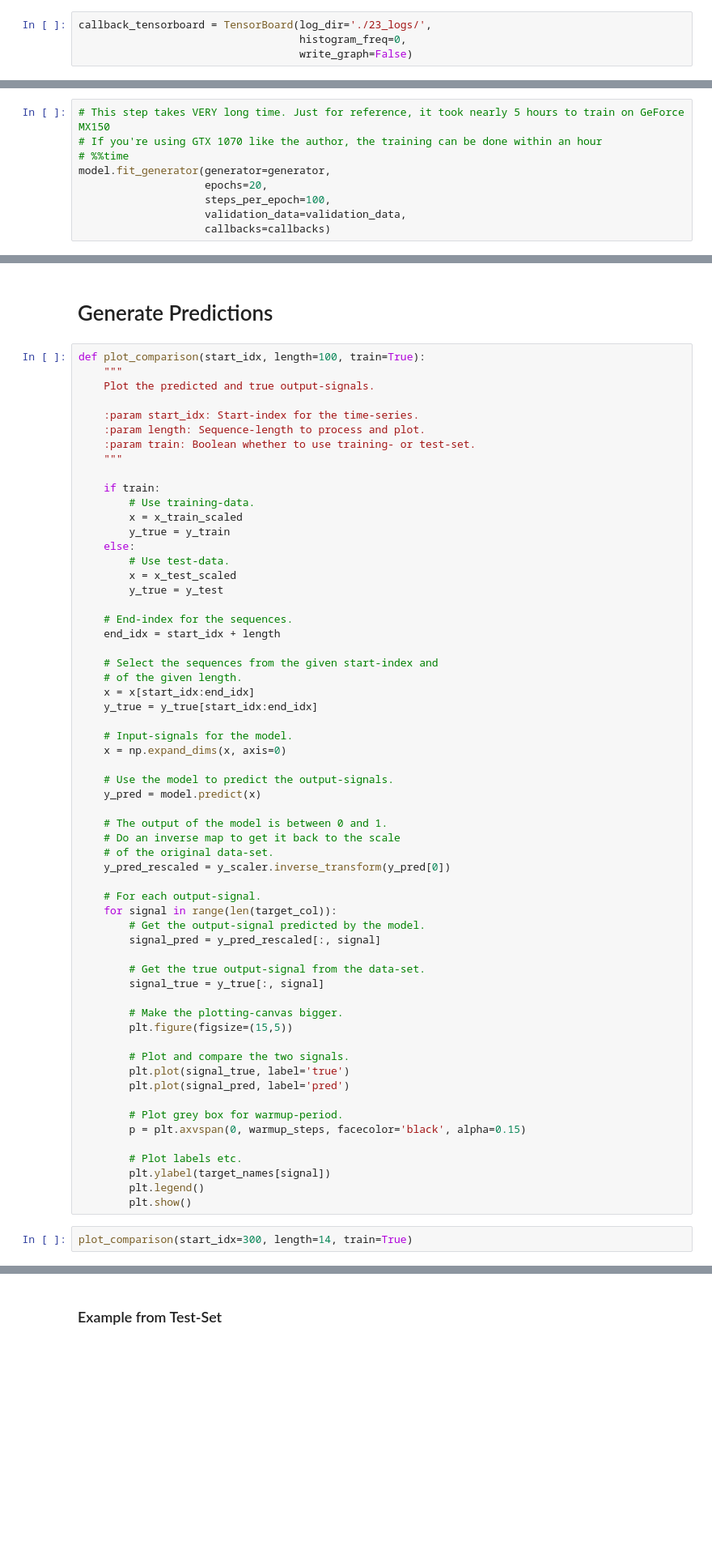
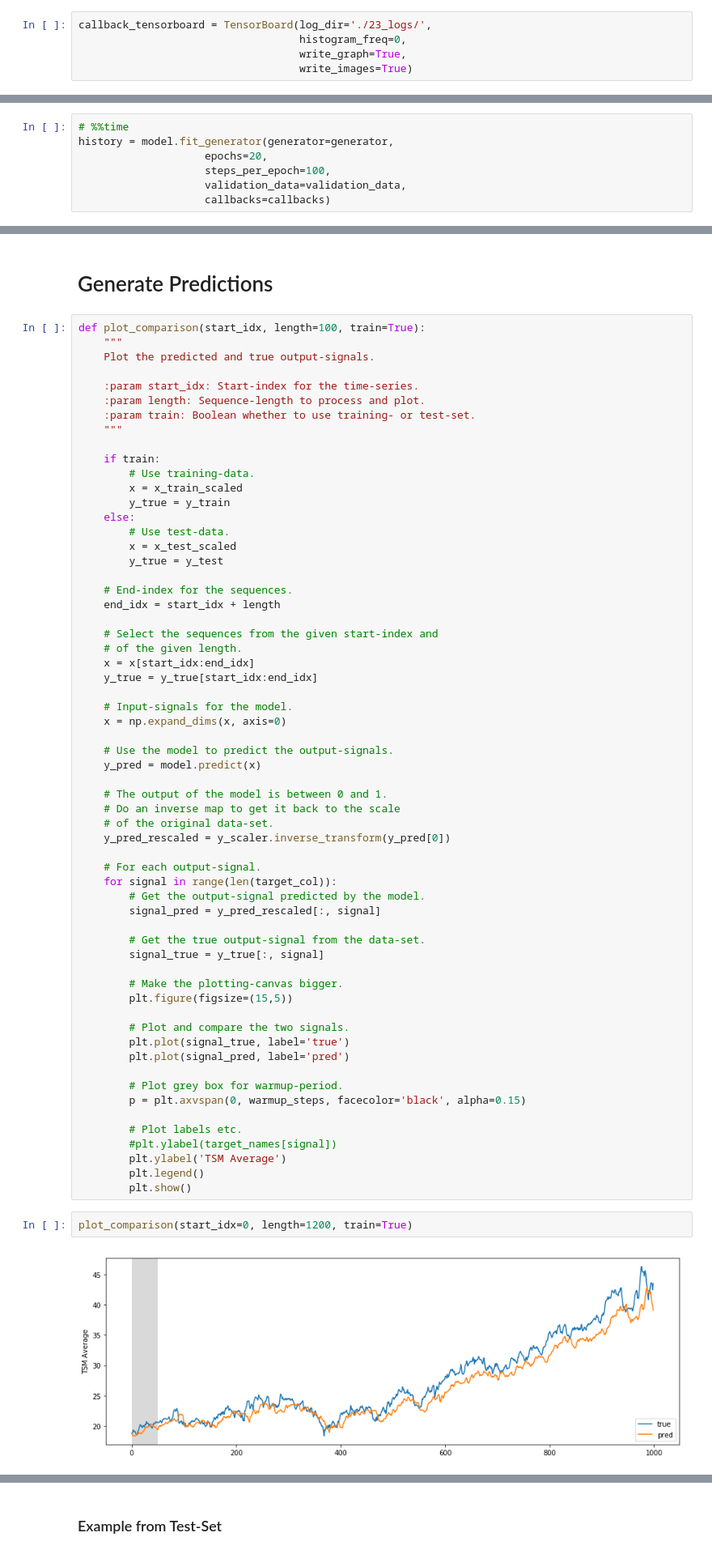
Before and after one commit to hydnwang/CS274p-Neural-Network-Project, a Jupyter notebook: Stock Time Series Prediction.ipynb, the cells around one changed output, grey strips where cells are left out. Shown at 81% size. Drawn from its saved outputs; the diff is of its cells as text; blank space fills up the shorter version.

```diff
--- a/Stock Time Series Prediction.ipynb
+++ b/Stock Time Series Prediction.ipynb
@@ -290,7 +289,8 @@ callback_early_stopping = EarlyStopping(monitor='val_loss',
 # %%
 callback_tensorboard = TensorBoard(log_dir='./23_logs/',
                                    histogram_freq=0,
-                                   write_graph=False)
+                                   write_graph=True,
+                                   write_images=True)
 # %%
 callback_reduce_lr = ReduceLROnPlateau(monitor='val_loss',
                                        factor=0.1,
@@ -304,12 +304,3 @@ callbacks = [callback_early_stopping,
              callback_reduce_lr]
 # %% [markdown]
 # Train the Neural Network
-# %%
-# This step takes VERY long time. Just for reference, it took nearly 5 hours to train on GeForce MX150
-# If you're using GTX 1070 like the author, the training can be done within an hour
-# %%time
-model.fit_generator(generator=generator,
-                    epochs=20,
-                    steps_per_epoch=100,
-                    validation_data=validation_data,
-                    callbacks=callbacks)
@@ -328,0 +307,7 @@ Epoch 4/20
+# %%
+# %%time
+history = model.fit_generator(generator=generator,
+                    epochs=20,
+                    steps_per_epoch=100,
+                    validation_data=validation_data,
+                    callbacks=callbacks)
@@ -405,8 +412,11 @@ def plot_comparison(start_idx, length=100, train=True):
         p = plt.axvspan(0, warmup_steps, facecolor='black', alpha=0.15)
 
         # Plot labels etc.
-        plt.ylabel(target_names[signal])
+        #plt.ylabel(target_names[signal])
+        plt.ylabel('TSM Average')
         plt.legend()
         plt.show()
 # %%
-plot_comparison(start_idx=300, length=14, train=True)
+plot_comparison(start_idx=0, length=1200, train=True)
+# %% [output]
+[figure, added]
```
Also changed, not shown: parts of 36 cells of this notebook.
